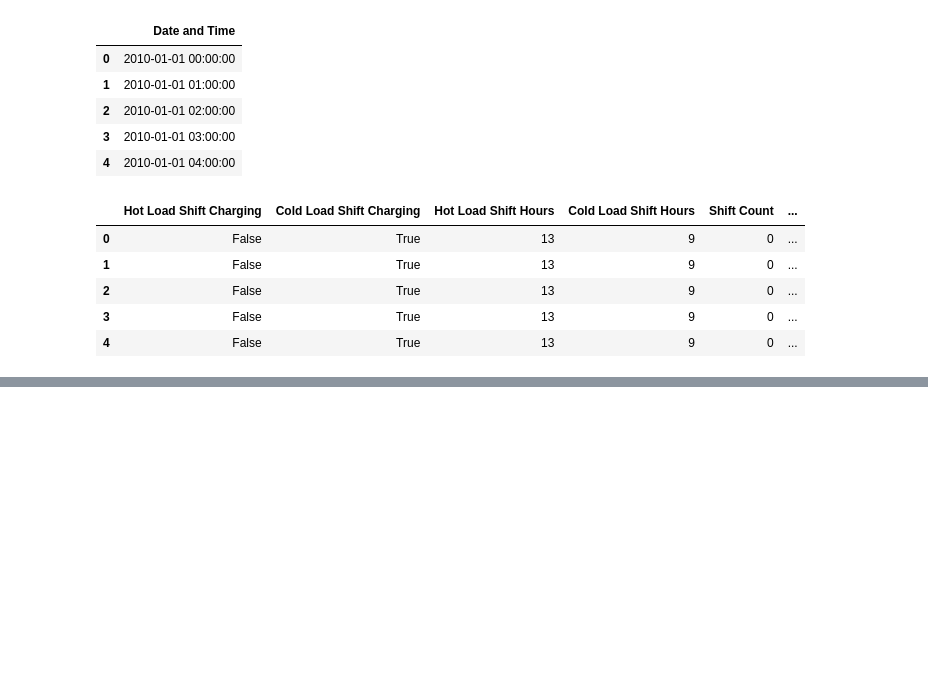
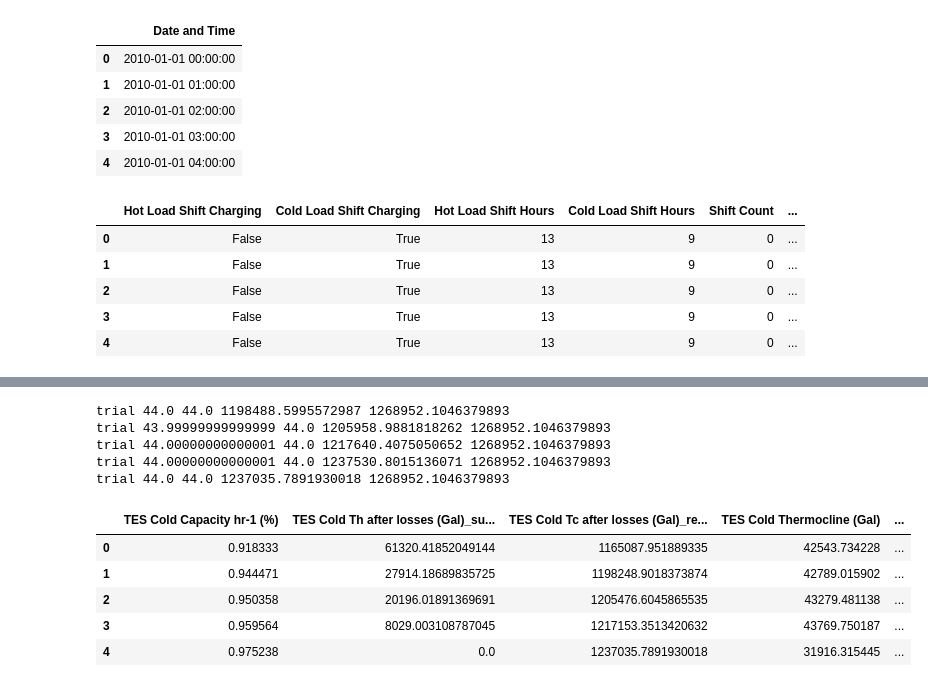
Before and after one commit to NikitaKhatwani/District-system---Engineering-model, a Jupyter notebook: UCSB_CUP Heat pump TES.ipynb, the cells around one changed output, grey strips where cells are left out. Saved outputs shown, nothing was run; the diff lists cells and outputs as text; code cells hidden in the pictures; blank space fills up the shorter version.

```diff
--- a/UCSB_CUP Heat pump TES.ipynb
+++ b/UCSB_CUP Heat pump TES.ipynb
@@ -236,0 +286,26 @@ Length: 8760, dtype: float64
+# %%
+HP_possRecCHW=heatPump_output_df["Possible Recovered CHW (gpm)"]
+HP_CHWST=heatPump_output_df["HP CHWST (°F)"]
+TES_hotCapacityHr =TES_H_ouput1_df["TES Hot Capacity hr-1 (%)"]
+# %%
+TES_instance_three = TES(HW_upperTankVol=HW_upperTankVol,HW_TankVol=HW_TankVol,HW_wallLoss=HW_wallLoss,HW_ThermocloneLoss=HW_ThermocloneLoss,HW_lowerTankVol=HW_lowerTankVol,\
+                      CHW_upperTankVol=CHW_upperTankVol,CHW_lowerTankVol=CHW_lowerTankVol,CHW_TankVol=CHW_TankVol,CHW_wallLoss=CHW_wallLoss,CHW_ThermocloneLoss=CHW_ThermocloneLoss,\
+                      HP_heatingCapacity=HP_heatingCapacity,thermoclineDischarge=thermoclineDischarge,stopCharging=stopCharging,CUP_output_df=CUP_output_df,totalHeating_load=totalHeating_load,\
+                        HW_districtSTP=HW_districtSTP,districtHWRT=districtHWRT,hotMaxflow=hotMaxflow,coldMaxflow=coldMaxflow,HW_upperTankTemp=HW_upperTankTemp,HW_lowerTankTemp=HW_lowerTankTemp,totalCooling_load=totalCooling_load,\
+                      districtCHWRT = districtCHWRT, CHW_lowerTankTemp = CHW_lowerTankTemp, CHW_upperTankTemp=CHW_upperTankTemp,HP_possRecCHW=HP_possRecCHW,HP_CHWST=HP_CHWST, TES_hotCapacityHr=TES_hotCapacityHr)
+# TES_instance_two.compute_2()
+# %%
+TES_C_ouput1_df = TES_instance_three.TES_C_calculate()
+TES_C_ouput1_df.head()
+# %% [output]
+trial 44.0 44.0 1198488.5995572987 1268952.1046379893
+trial 43.99999999999999 44.0 1205958.9881818262 1268952.1046379893
+trial 44.00000000000001 44.0 1217640.4075050652 1268952.1046379893
+trial 44.00000000000001 44.0 1237530.8015136071 1268952.1046379893
+trial 44.0 44.0 1237035.7891930018 1268952.1046379893
+|  | TES Cold Capacity hr-1 (%) | TES Cold Th after losses (Gal)_su... | TES Cold Tc after losses (Gal)_re... | TES Cold Thermocline (Gal) | ... |
+| 0 | 0.918333 | 61320.41852049144 | 1165087.951889335 | 42543.734228 | ... |
+| 1 | 0.944471 | 27914.18689835725 | 1198248.9018373874 | 42789.015902 | ... |
+| 2 | 0.950358 | 20196.01891369691 | 1205476.6045865535 | 43279.481138 | ... |
+| 3 | 0.959564 | 8029.003108787045 | 1217153.3513420632 | 43769.750187 | ... |
+| 4 | 0.975238 | 0.0 | 1237035.7891930018 | 31916.315445 | ... |
```
Also changed, not shown: parts of 17 cells of this notebook, 5 other files.
